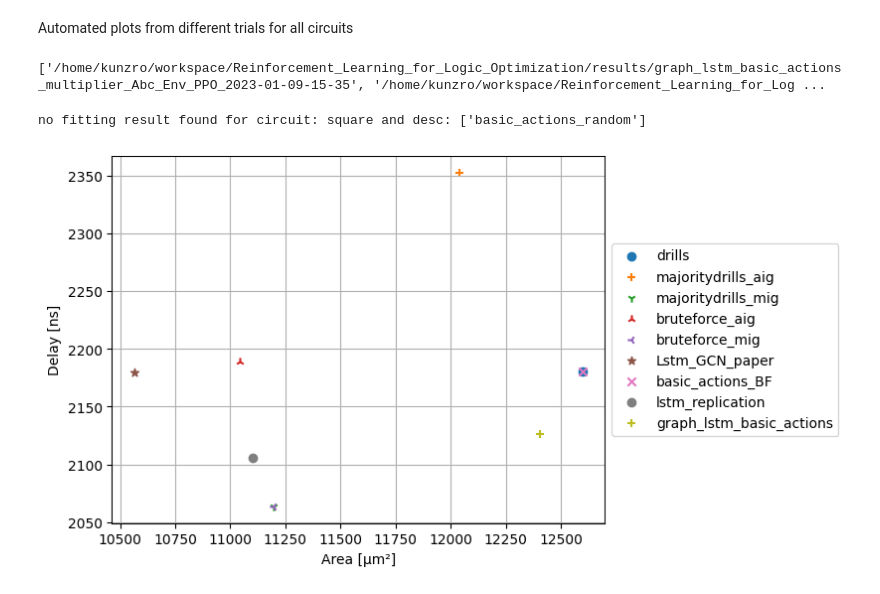
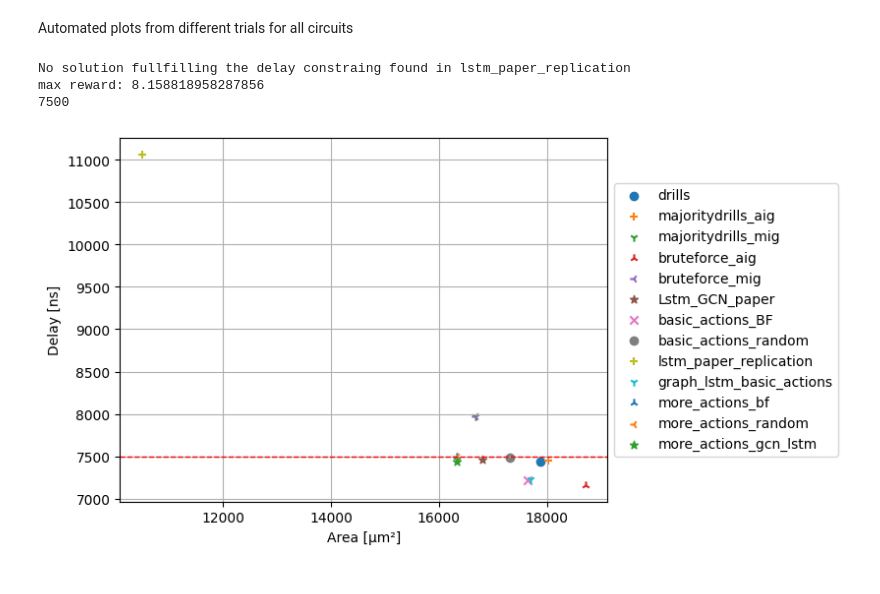
Before and after one commit to Kunzro/Reinforcement_Learning_for_Logic_Optimization, a Jupyter notebook: plots.ipynb, the cells around one changed output. Cells and saved outputs as stored; diff of their text form; code cells hidden in the pictures.

Commit message:
if no valid solution is found plot best reward

```diff
--- a/plots.ipynb
+++ b/plots.ipynb
@@ -160,7 +160,6 @@ for dir in experiment_results_dirs:
     data_dir = os.path.join(result_dir, dir)
     if os.path.exists(os.path.join(data_dir, "results.npz")) and os.path.exists(os.path.join(data_dir, "experiment_config.yml")):
         results_dirs.append(data_dir)
-print(results_dirs)
 
 def get_result_fitting_description(results, desc: list, excludes: list, circuit_name):
     fitting_results = []
@@ -196,14 +195,26 @@ def get_best_solution(result_data, experiment_config):
         areas = result_data["areas"].reshape((-1, experiment_config["seq_len"]))
         delays = result_data["delays"].reshape((-1, experiment_config["seq_len"]))
         actions = result_data["actions"].reshape((-1, experiment_config["seq_len"]))
+        rewards = result_data["rewards"].reshape((-1, experiment_config["seq_len"]))
     else:
         areas = result_data["areas"].reshape((-1, experiment_config["horizon"]))
         delays = result_data["delays"].reshape((-1, experiment_config["horizon"]))
         actions = result_data["actions"].reshape((-1, experiment_config["horizon"]))
+        rewards = result_data["rewards"].reshape((-1, experiment_config["horizon"]))
     target_delay = experiment_config["target_delay"]
-    min_valid_area = areas[delays<=target_delay].min()
-    delay_at_min_valid_area = delays[areas==min_valid_area].min()
-    return min_valid_area, delay_at_min_valid_area, experiment_config["experiment_name"]
+    valid_areas = areas[delays<=target_delay]
+    if valid_areas.size > 0:
+        min_valid_area = valid_areas.min()
+        delay_at_min_valid_area = delays[areas==min_valid_area].min()
+        return min_valid_area, delay_at_min_valid_area, experiment_config["experiment_name"]
+    else:
+        max_reward_idx = np.argmax(rewards)
+        print(f"No solution fullfilling the delay constraing found in {experiment_config['experiment_name']}")
+        print(f"max reward: {rewards.flatten()[max_reward_idx]}")
+        max_reward_area = areas.flatten()[max_reward_idx]
+        max_reward_delay = delays.flatten()[max_reward_idx]
+        return max_reward_area, max_reward_delay, experiment_config["experiment_name"]
+
 
 
 def plot_results_for_circuit(previous_results, results_dirs, descriptions, excludes, circuit_name):
@@ -231,16 +242,21 @@ def plot_results_for_circuit(previous_results, results_dirs, descriptions, exclu
     for best_result in best_results:
         ax.scatter(best_result[0], best_result[1], label=best_result[2], marker=next(markers))
 
+    experiment_config = results_data[0][1]
+    print(experiment_config["target_delay"])
+    ax.autoscale(True)
+    ax.axhline(y=experiment_config["target_delay"], linewidth=1, color='red', linestyle='--')
+
     ax.legend(loc='center left', bbox_to_anchor=(1, 0.5))
     ax.grid(True)
     ax.set_ylabel("Delay [ns]")
     ax.set_xlabel("Area [μm²]")
 
     plt.show()
-# %% [output]
-['/home/kunzro/workspace/Reinforcement_Learning_for_Logic_Optimization/results/graph_lstm_basic_actions_multiplier_Abc_Env_PPO_2023-01-09-15-35', '/home/kunzro/workspace/Reinforcement_Learning_for_Log ...
 # %%
-plot_results_for_circuit(previous_results, results_dirs, descriptions=[["basic_actions_BF"], ["basic_actions_random"], ["lstm_replication"], ["graph_lstm_basic_actions"]], excludes=[[], [], ["lstm_replication_2", "17-46"], []], circuit_name="square")
+plot_results_for_circuit(previous_results, results_dirs, descriptions=[["basic_actions_BF"], ["basic_actions_random"], ["lstm_paper_replication"], ["graph_lstm_basic_actions"], ["more_actions_bf"], ["more_actions_random"], ["more_actions_gcn_lstm"]], excludes=[[], [], [], [], [], [], ["29"]], circuit_name="log2")
 # %% [output]
-no fitting result found for circuit: square and desc: ['basic_actions_random']
+No solution fullfilling the delay constraing found in lstm_paper_replication
+max reward: 8.158818958287856
+7500
-[figure, old version]
+[figure, new version]
```
Also changed, not shown: parts of 1 cell of this notebook.
